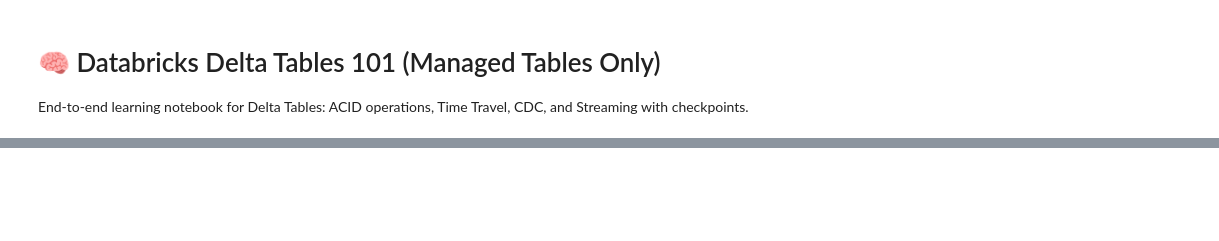
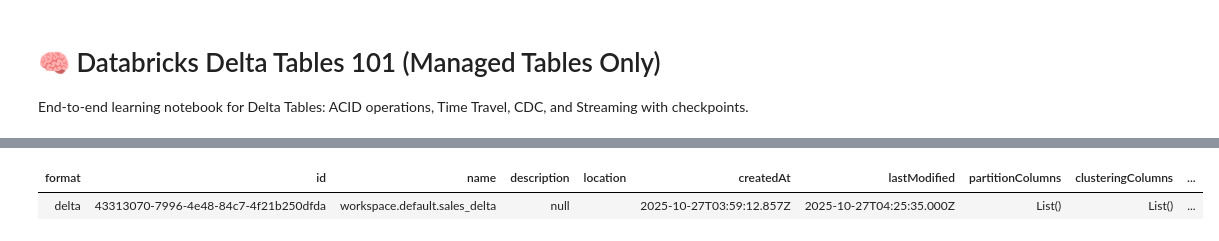
Before and after one commit to RajendraVechalapu/Databricks-Hands-On, a Jupyter notebook: Databricks_Delta_Tables_101.ipynb, the cells around one changed output, grey strips where cells are left out. Cells and saved outputs as stored; diff of their text form; code cells hidden in the pictures; blank space fills up the shorter version.

```diff
--- a/Databricks_Delta_Tables_101.ipynb
+++ b/Databricks_Delta_Tables_101.ipynb
@@ -46 +85,11 @@ DESCRIBE DETAIL sales_delta;
+# %%
+%sql
+-- Add a table constraint to ensure 'qty' is always positive
+ALTER TABLE sales_delta ADD CONSTRAINT qty_positive CHECK (qty > 0);
+
+-- Show detailed metadata information about the sales_delta table
+DESCRIBE DETAIL sales_delta;
+# %% [output]
+| format | id | name | description | location | createdAt | lastModified | partitionColumns | clusteringColumns | ... |
+| delta | 43313070-7996-4e48-84c7-4f21b250dfda | workspace.default.sales_delta | null |  | 2025-10-27T03:59:12.857Z | 2025-10-27T04:25:35.000Z | List() | List() | ... |
 # %%
```
Also changed, not shown: parts of 19 cells of this notebook.
